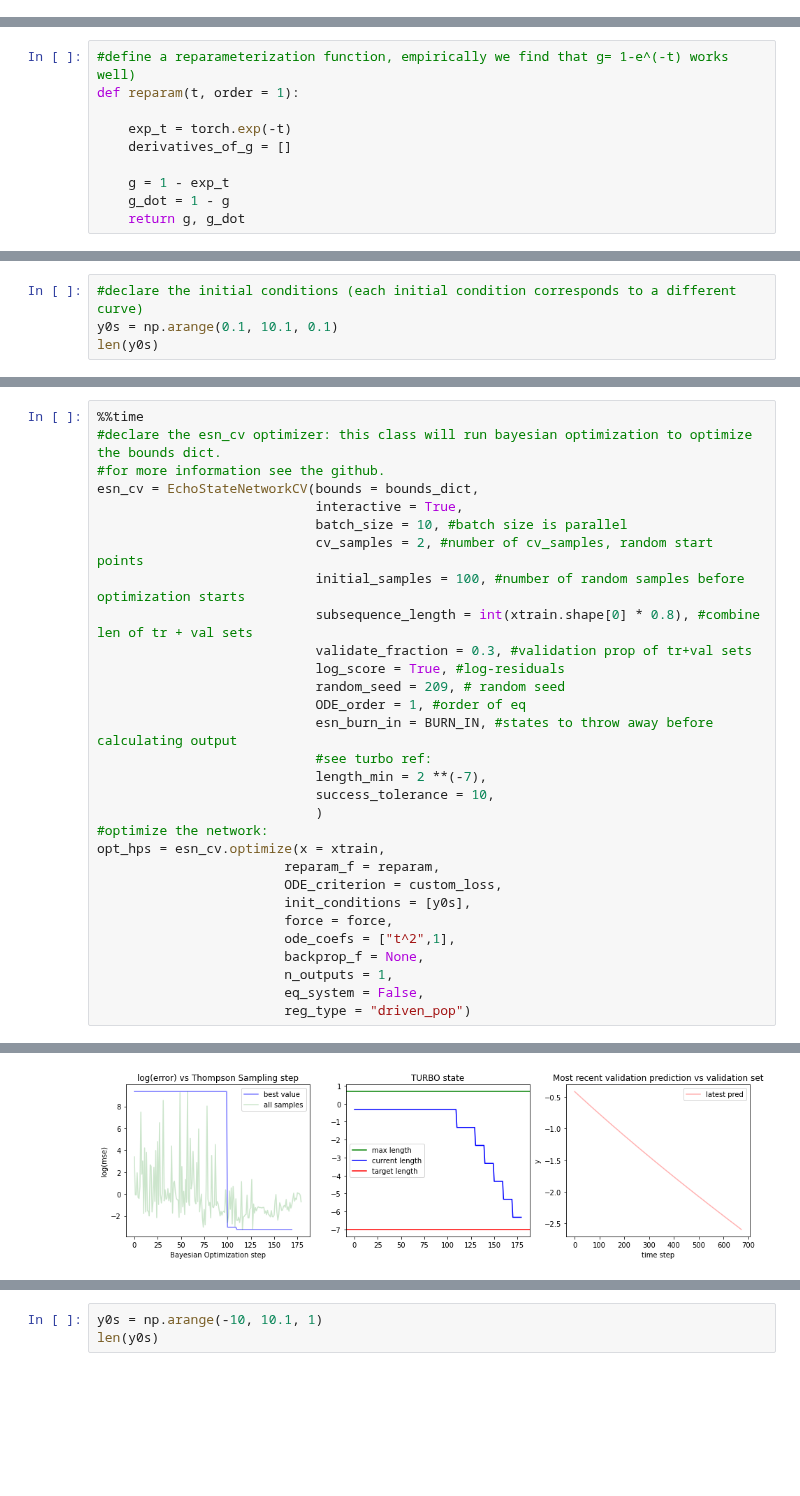
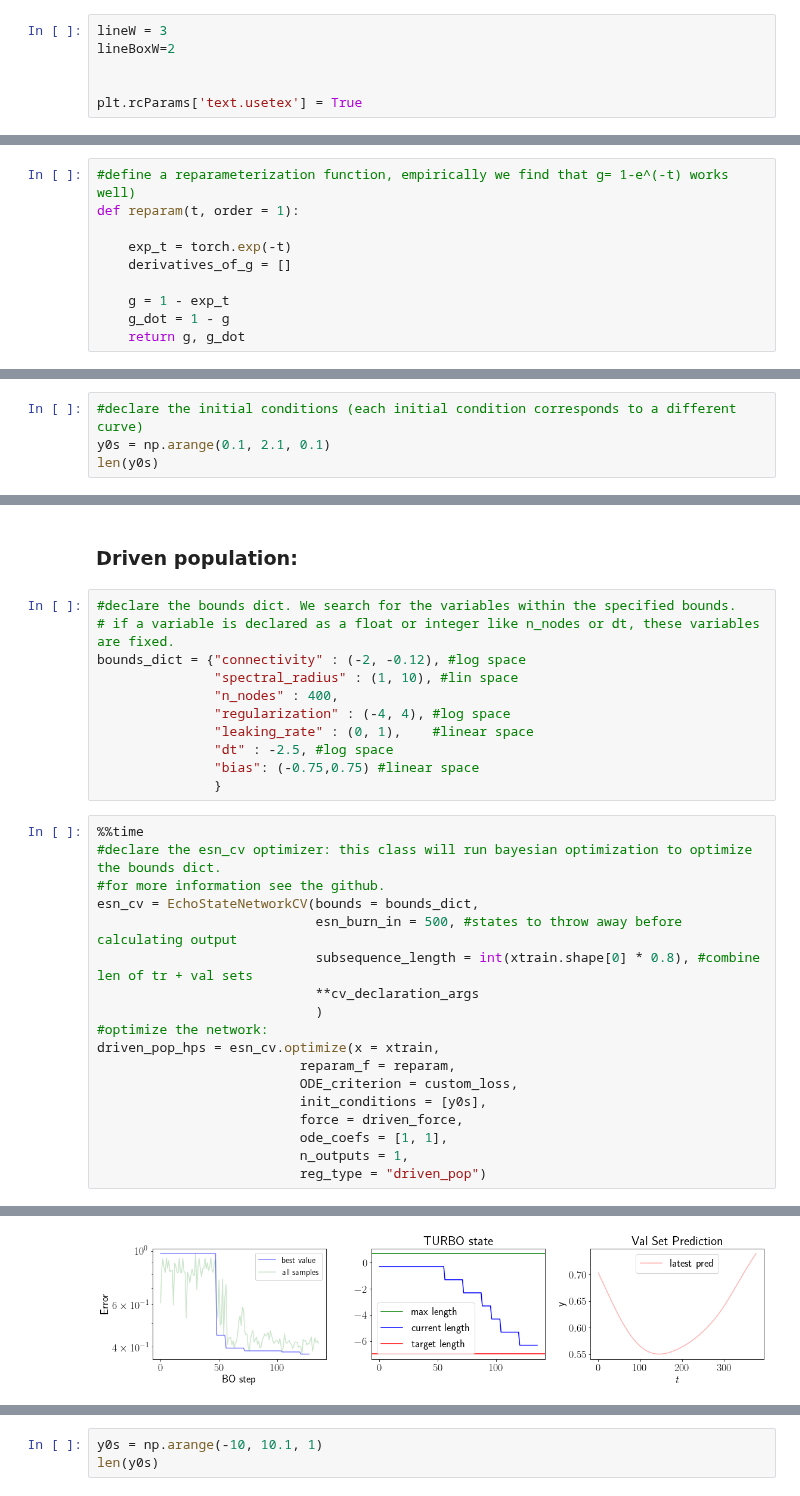
Before and after one commit to blindedjoy/RcTorch, a Jupyter notebook: final_notebooks/final_BO_time.ipynb, the cells around one changed output, grey strips where cells are left out. Cells and saved outputs as stored; diff of their text form; blank space fills up the shorter version.

```diff
--- a/final_notebooks/final_BO_time.ipynb
+++ b/final_notebooks/final_BO_time.ipynb
@@ -18,6 +19,12 @@ except:
 torch.set_default_tensor_type(torch.FloatTensor)
 %matplotlib inline
 start_time = time.time()
+# %%
+lineW = 3
+lineBoxW=2
+
+
+plt.rcParams['text.usetex'] = True
 # %% [markdown]
 ### This notebook demonstrates how to use RcTorch to find optimal hyper-paramters for the differential equation $\dot y + q(t) y = f(t) $.
 
@@ -179,5 +205,5 @@ int(xtrain.shape[0] * 0.5)
 # %%
 #declare the initial conditions (each initial condition corresponds to a different curve)
-y0s = np.arange(0.1, 10.1, 0.1)
+y0s = np.arange(0.1, 2.1, 0.1)
 len(y0s)
 # %% [output]
@@ -185,31 +326,32 @@ len(y0s)
+# %% [markdown]
+### Driven population:
+# %%
+#declare the bounds dict. We search for the variables within the specified bounds.
+# if a variable is declared as a float or integer like n_nodes or dt, these variables are fixed.
+bounds_dict = {"connectivity" : (-2, -0.12), #log space
+               "spectral_radius" : (1, 10), #lin space
+               "n_nodes" : 400,
+               "regularization" : (-4, 4), #log space
+               "leaking_rate" : (0, 1),    #linear space
+               "dt" : -2.5, #log space
+               "bias": (-0.75,0.75) #linear space
+               }
 # %%
 %%time
 #declare the esn_cv optimizer: this class will run bayesian optimization to optimize the bounds dict.
 #for more information see the github.
 esn_cv = EchoStateNetworkCV(bounds = bounds_dict,
-                            interactive = True,
-                            batch_size = 10, #batch size is parallel
-                            cv_samples = 2, #number of cv_samples, random start points
-                            initial_samples = 100, #number of random samples before optimization starts
+                            esn_burn_in = 500, #states to throw away before calculating output
                             subsequence_length = int(xtrain.shape[0] * 0.8), #combine len of tr + val sets
-                            validate_fraction = 0.3, #validation prop of tr+val sets
-                            log_score = True, #log-residuals
-                            random_seed = 209, # random seed
-                            ODE_order = 1, #order of eq
-                            esn_burn_in = BURN_IN, #states to throw away before calculating output
-                            #see turbo ref:
-                            length_min = 2 **(-7),
-                            success_tolerance = 10,
+                            **cv_declaration_args
                             )
 #optimize the network:
-opt_hps = esn_cv.optimize(x = xtrain,
-                        reparam_f = reparam,
-                        ODE_criterion = custom_loss,
-                        init_conditions = [y0s],
-                        force = force,
-                        ode_coefs = ["t^2",1],
-                        backprop_f = None,
-                        n_outputs = 1,
-                        eq_system = False,
-                        reg_type = "driven_pop")
+driven_pop_hps = esn_cv.optimize(x = xtrain,
+                          reparam_f = reparam,
+                          ODE_criterion = custom_loss,
+                          init_conditions = [y0s],
+                          force = driven_force,
+                          ode_coefs = [1, 1],
+                          n_outputs = 1,
+                          reg_type = "driven_pop")
 # %% [output]
@@ -216 +361 @@ opt_hps = esn_cv.optimize(x = xtrain,
-[figure, old version]
+[figure, new version]
```
Also changed, not shown: parts of 37 cells of this notebook, 7 other files.
